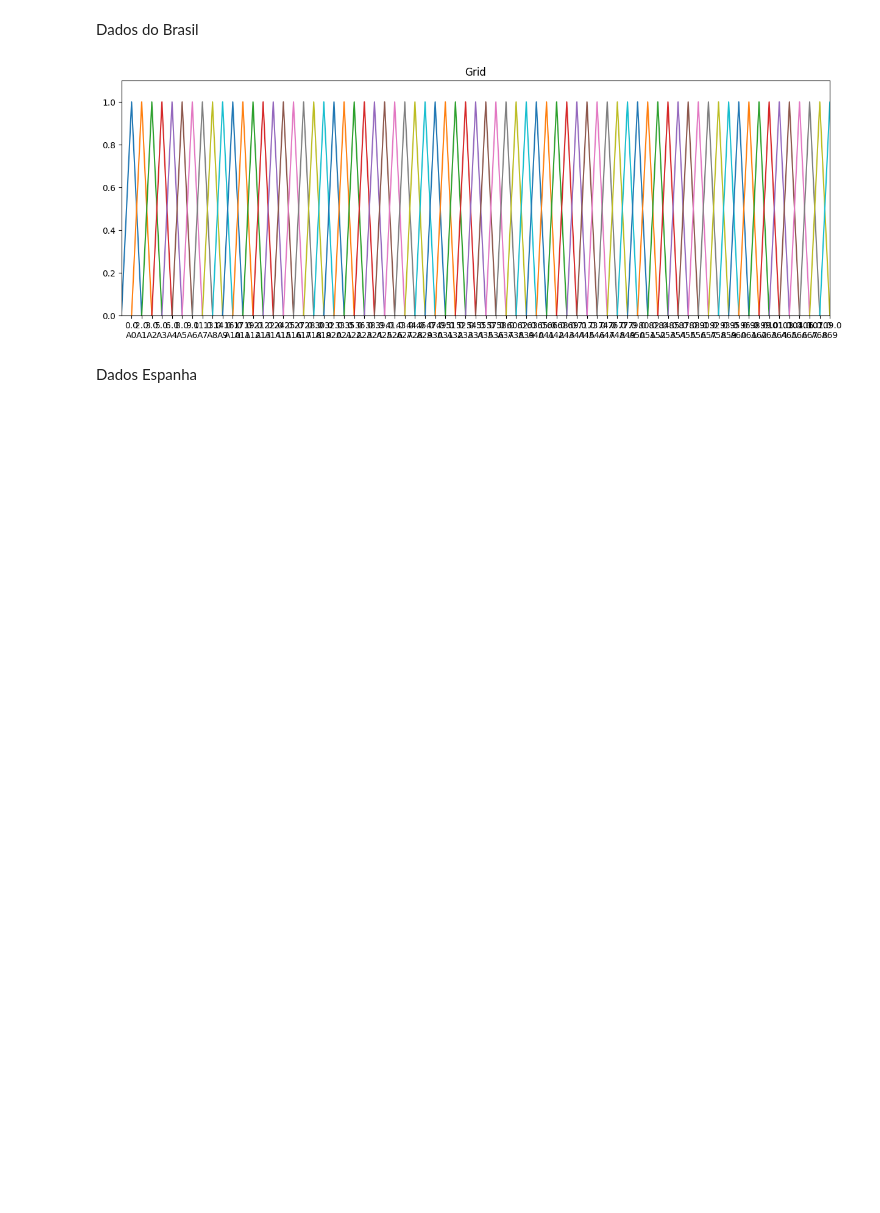
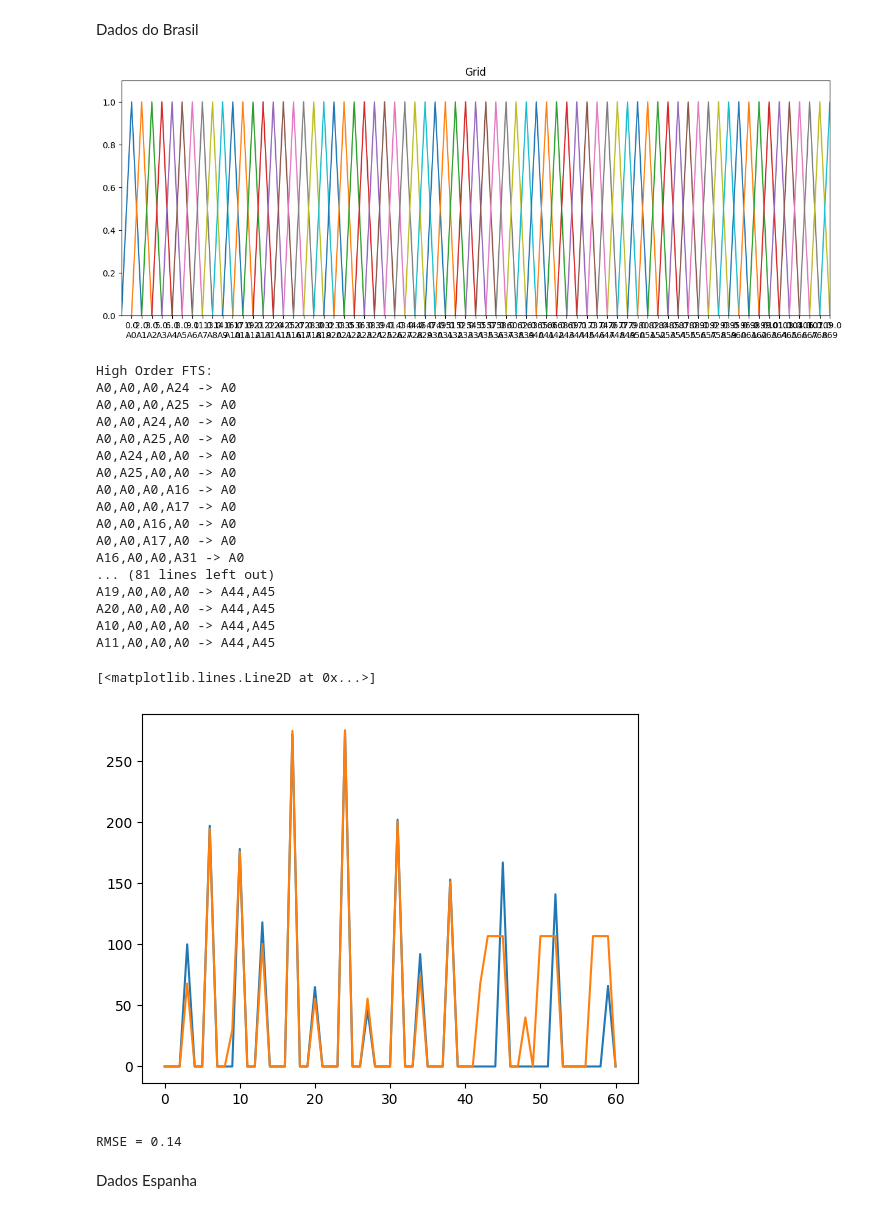
Before and after one commit to priscilaxrc/TCCUSPMonkeyPox, a Jupyter notebook: USP_20_08.ipynb, the cells around one changed output. Drawn from its saved outputs; the diff is of its cells as text; code cells hidden in the pictures; blank space fills up the shorter version.

```diff
--- a/USP_20_08.ipynb
+++ b/USP_20_08.ipynb
@@ -683,32 +676,70 @@ fs.plot(ax)
 # %%
 from pyFTS.data import Enrollments
 from pyFTS.partitioners import Grid
 from pyFTS.models import hofts
 from pyFTS.common import Util as cUtil
 
 #train = Enrollments.get_data()
 train = data1.values[35:]
 #test = Enrollments.get_data()
 test = data1.values[35:]
 
+ordem = 4
+particao = 50
+
 #Universe of Discourse Partitioner
-partitioner = Grid.GridPartitioner(data=train,npart=50)
+partitioner = Grid.GridPartitioner(data=train,npart=particao)
 
 # Create an empty model using the hofts method
-model = hofts.HighOrderFTS(partitioner=partitioner,order=4)
+model = hofts.HighOrderFTS(partitioner=partitioner,order=ordem)
 
 # The training procedure is performed by the method fit
 model.fit(train)
 
 #Print the model rules
 print(model)
 
 # The forecasting procedure is performed by the method predict
 forecasts = model.predict(test)
 
+#calculo maximo minimo e diferenca para utilizar calculo de erro percentual
+#calculo de erro percentual
+maxvalue = max(test)
+minValue = min(test)
+diffRange = maxvalue - minValue
+
 #Plot
-plt.plot(test)
+plt.plot(test[ordem:])
 plt.plot(forecasts)
+# %% [output]
+High Order FTS:
+A0,A0,A0,A24 -> A0
+A0,A0,A0,A25 -> A0
+A0,A0,A24,A0 -> A0
+A0,A0,A25,A0 -> A0
+A0,A24,A0,A0 -> A0
+A0,A25,A0,A0 -> A0
+A0,A0,A0,A16 -> A0
+A0,A0,A0,A17 -> A0
+A0,A0,A16,A0 -> A0
+A0,A0,A17,A0 -> A0
+A16,A0,A0,A31 -> A0
+... (81 lines left out)
+A19,A0,A0,A0 -> A44,A45
+A20,A0,A0,A0 -> A44,A45
+A10,A0,A0,A0 -> A44,A45
+A11,A0,A0,A0 -> A44,A45
+[<matplotlib.lines.Line2D at 0x...>]
+[figure, added]
+# %%
+#Root Mean Square Error - RMSE percentual
+from sklearn.metrics import mean_squared_error
+
+MSE = mean_squared_error(test[ordem:],forecasts)
+RMSE = np.sqrt(MSE)/diffRange
+print("RMSE = {:0.2f}".format(RMSE))
+# %% [output]
+RMSE = 0.14
 # %% [markdown]
 Dados Espanha
 # %%
```
Also changed, not shown: parts of 13 cells of this notebook.
